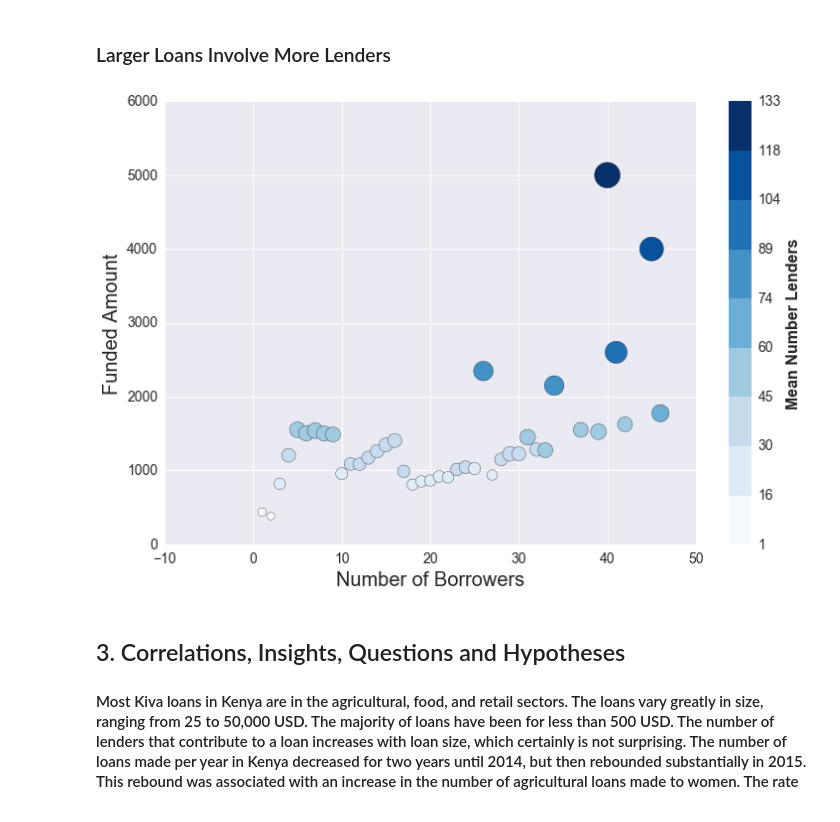
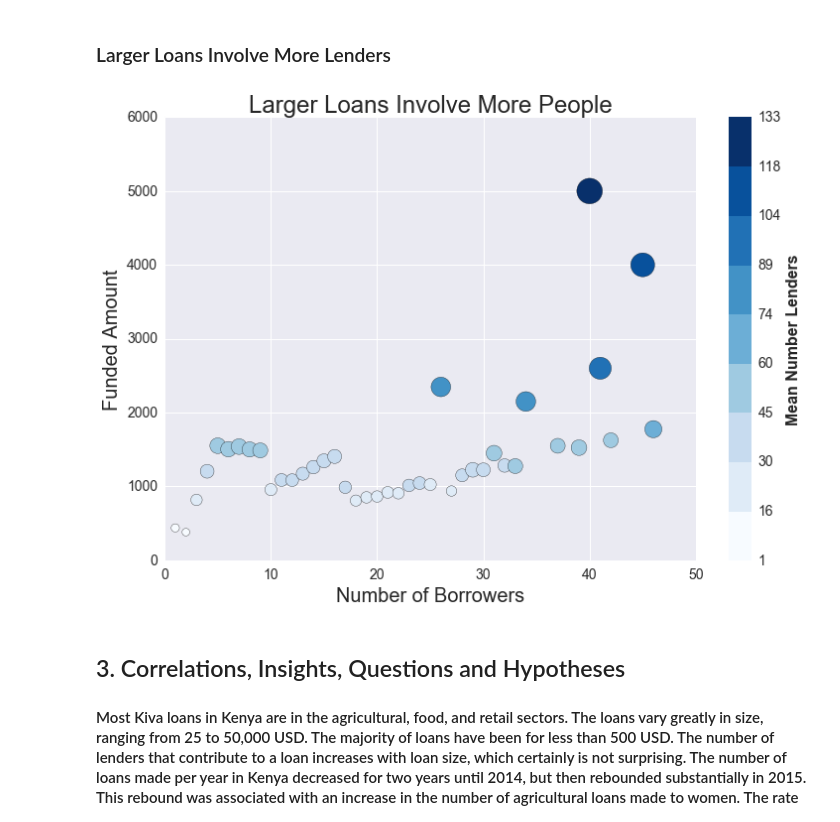
Before and after one commit to pbpearman/capstone, a Jupyter notebook: Kiva_loan_data_analysis.ipynb, the cells around one changed output. Saved outputs shown, nothing was run; the diff lists cells and outputs as text; code cells hidden in the pictures.

```diff
--- a/Kiva_loan_data_analysis.ipynb
+++ b/Kiva_loan_data_analysis.ipynb
@@ -293,11 +366,11 @@ ax.set_ylabel('Number of  Loans',fontsize=20)
 # %%
 fig=plt.figure(figsize=(12,8),facecolor='white')          #open a figure
 ax=fig.add_subplot(1,1,1)#, axisbg='white')
+ax.set_title('Numbers of Agricultural vs. Non-agricultural Loans',fontsize=20)
 ax.spines['bottom'].set_color('red')
 ax.set_xlabel('Year',fontsize=20)
 ax.set_ylabel('Number of  Loans',fontsize=20)
 year=np.asarray(df2c1.funded_year.astype(int))
-print year
 ax.plot(df2c1.funded_year, df2c1['Non-Agriculture'],linewidth=4)
 ax.plot(df2c2.funded_year, df2c2['Agriculture'],linewidth=4)
 ax.ticklabel_format(useOffset=False)
@@ -306,4 +379,6 @@ for tick in ax.xaxis.get_major_ticks():                 #set the size of the tic
                 tick.label.set_fontsize(14)
 for tick in ax.yaxis.get_major_ticks():                 #set the size of the tick labels on the y-axis
                 tick.label.set_fontsize(14)
+;
+fig.savefig('agri_vs_non_agri.png')
 # %% [output]
@@ -438,8 +515,8 @@ for sector in df2c1['sector'].unique():
     i=i+1
     ax=fig.add_subplot(5,3,i)#, axisbg='white')
     ax.spines['bottom'].set_color('red')
-    ax.set_xlabel('Year',fontsize=9)
-    ax.set_ylabel(sector,fontsize=9)
+    ax.set_xlabel('Year',fontsize=10)
+    ax.set_ylabel(sector,fontsize=10)
 
     ax.plot(df2c1a.iloc[:,0], df2c1a.iloc[:,1],linewidth=2)
     ax.plot(df2c1a.iloc[:,0], df2c1a.iloc[:,2],linewidth=2)
@@ -447,10 +524,12 @@ for sector in df2c1['sector'].unique():
     tick_spacing=2
     ax.xaxis.set_major_locator(ticker.MultipleLocator(tick_spacing))  # Here is how you set tick spacing
 
-    ax.legend(loc='best', prop={'size':8})         #display a legend
+    ax.legend(loc='best', prop={'size':10})         #display a legend
     for tick in ax.xaxis.get_major_ticks():                 #set the size of the tick labels on the x-axis
         tick.label.set_fontsize(8)
     for tick in ax.yaxis.get_major_ticks():                 #set the size of the tick labels on the y-axis
         tick.label.set_fontsize(8)
+
 fig.tight_layout()
+fig.savefig('gender_by_sector.png')
 # %% [output]
@@ -516,0 +629,22 @@ graph1=sex_status.iloc[:,4].plot(kind='bar',title='Default Rate by Gender of Rec
+# %%
+from itertools import cycle, islice                   # just for experimenting with some custom colors
+colors=sns.set_palette(sns.color_palette("PRGn"))
+mycolors=list(islice(cycle(sns.color_palette("PRGn")),None,2))
+# %%
+
+colors=sns.set_palette(sns.color_palette("PRGn"))
+sns.set_style('darkgrid')
+
+fig=plt.figure(figsize=(12,8))
+ax=fig.add_subplot(1,1,1)
+bars=sex_status.iloc[:,4].plot(kind='bar',ax=ax,color=['blue','pink'],alpha=0.9,yticks=np.arange(0,0.045,0.01)) #sns.color_palette("PRGn")[2])
+ax.set_ylabel('Proportion Defaulted',fontsize=20)
+ax.set_title('Default Rate by Gender of Recipient',fontsize=20)
+ticklabels=['Male','Female']
+ax.set_xticklabels(ticklabels,rotation=0, fontsize=16)
+ax.set_xlabel('Gender of Borrower',fontsize=20)
+
+for tick in ax.yaxis.get_major_ticks():                 #set the size of the tick labels on the y-axis
+        tick.label.set_fontsize(14)
+
+fig.savefig('default_by_gender.png')
@@ -540,34 +665,37 @@ df2f
 # %%
 color=df2f['lender_count']#/df2f['lender_count'].max()   #define the colors on raw values
 
 fig=plt.figure(figsize=(12,8)) #,facecolor='white')          #open a figure
 ax=fig.add_subplot(1,1,1) #,axisbg='white')                #open a plot in the figure
 ax.set_xlabel('Number of Borrowers',fontsize=20)
 ax.set_ylabel('Funded Amount',fontsize=20)
-ax.spines['bottom'].set_color('red')                   #This does not work here
+ax.set_title('Larger Loans Involve More People',fontsize=24)
+#ax.spines['bottom'].set_color('red')                   #This does not work here
 for child in ax.get_children():
     if isinstance(child, mpl.spines.Spine):
         child.set_color('black')
 ax.grid(True,color='white')
 for tick in ax.xaxis.get_major_ticks():                 #set the size of the tick labels on the x-axis
                 tick.label.set_fontsize(14)
 for tick in ax.yaxis.get_major_ticks():                 #set the size of the tick labels on the y-axis
                 tick.label.set_fontsize(14)
                 #tick.label.set_rotation('vertical')    # you can rotate the tick labels
 
 cmap=plt.cm.Blues                                        #define a colormap, see http://scipy.github.io/old-wiki/pages/Cookbook/Matplotlib/Show_colormaps
 
 bounds=np.linspace(1,df2f['lender_count'].max(),10,      #determine the breaks for the intervals in the colorbar
                    endpoint=True).round()
 norm = mpl.colors.BoundaryNorm(bounds, cmap.N)           #adjust the color intervals to the breaks
 scat = plt.scatter(df2f.num_borrowers,df2f.funded_amount,c=color,s=(df2f.lender_count * 5),norm=norm,cmap=cmap)
+ax.set_xlim(0,50)
 cb=fig.colorbar(scat,ax=ax)                           #plot the colorbar
 cb.ax.tick_params(labelsize=14)
 cb.set_label(label='Mean Number Lenders',size=16,weight='bold')
 #cb.set_label(label='a label',weight='bold')
+fig.savefig('funded_amount_vs_num_borrowers.png')
 plt.show()
 # %% [output]
-[figure, old version]
+[figure, new version]
 # %% [markdown]
 ## 3. Correlations, Insights, Questions and Hypotheses
 #### Most Kiva loans in Kenya are in the agricultural, food, and retail sectors. The loans vary greatly in size, ranging from 25 to 50,000 USD.  The majority of loans have been for less than 500 USD. The number of lenders that contribute to a loan increases with loan size, which certainly is not surprising.  The number of loans made per year in Kenya decreased for two years until 2014, but then rebounded substantially in 2015.  This rebound was associated with an increase in the number of agricultural loans made to women.  The rate of default on loans is about 5%, with the default rate on single-borrower loans being roughly equal.
```
Also changed, not shown: parts of 76 cells of this notebook.
